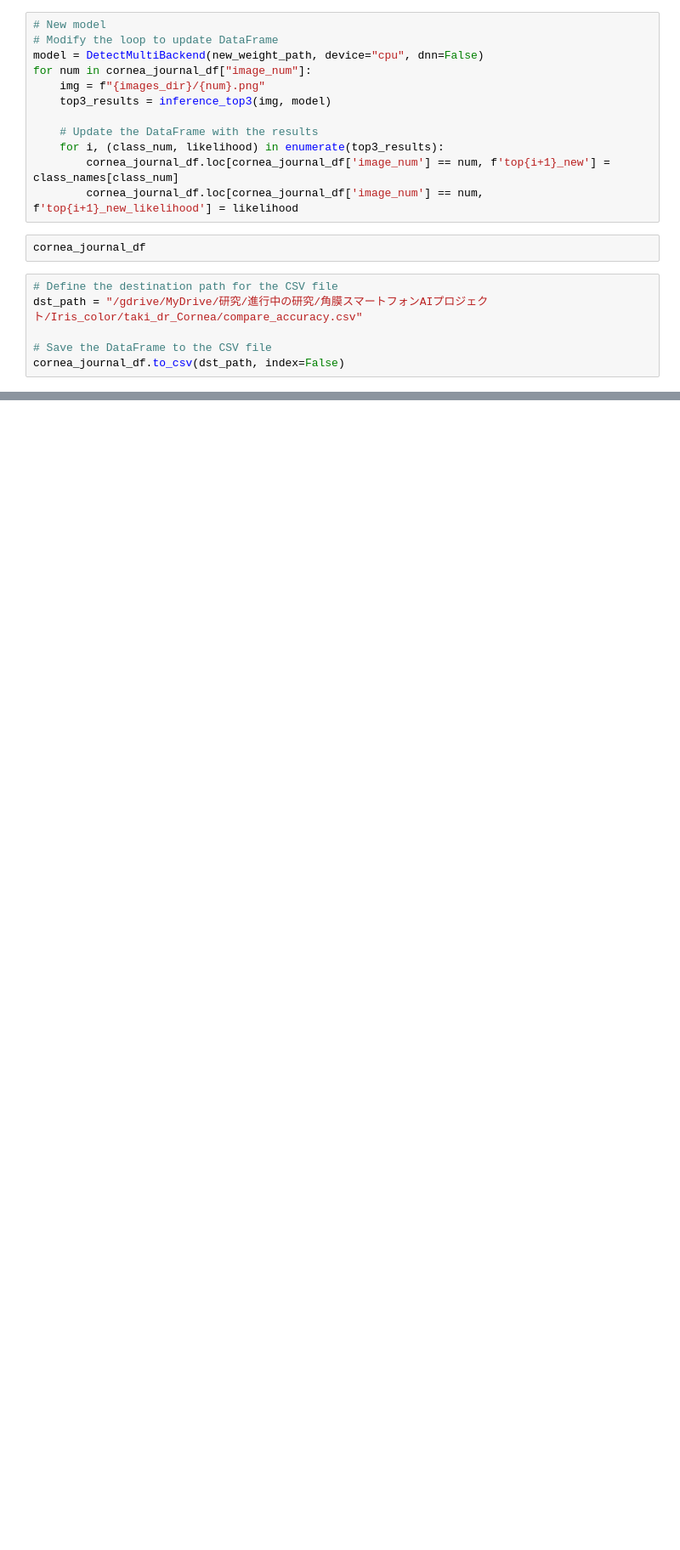
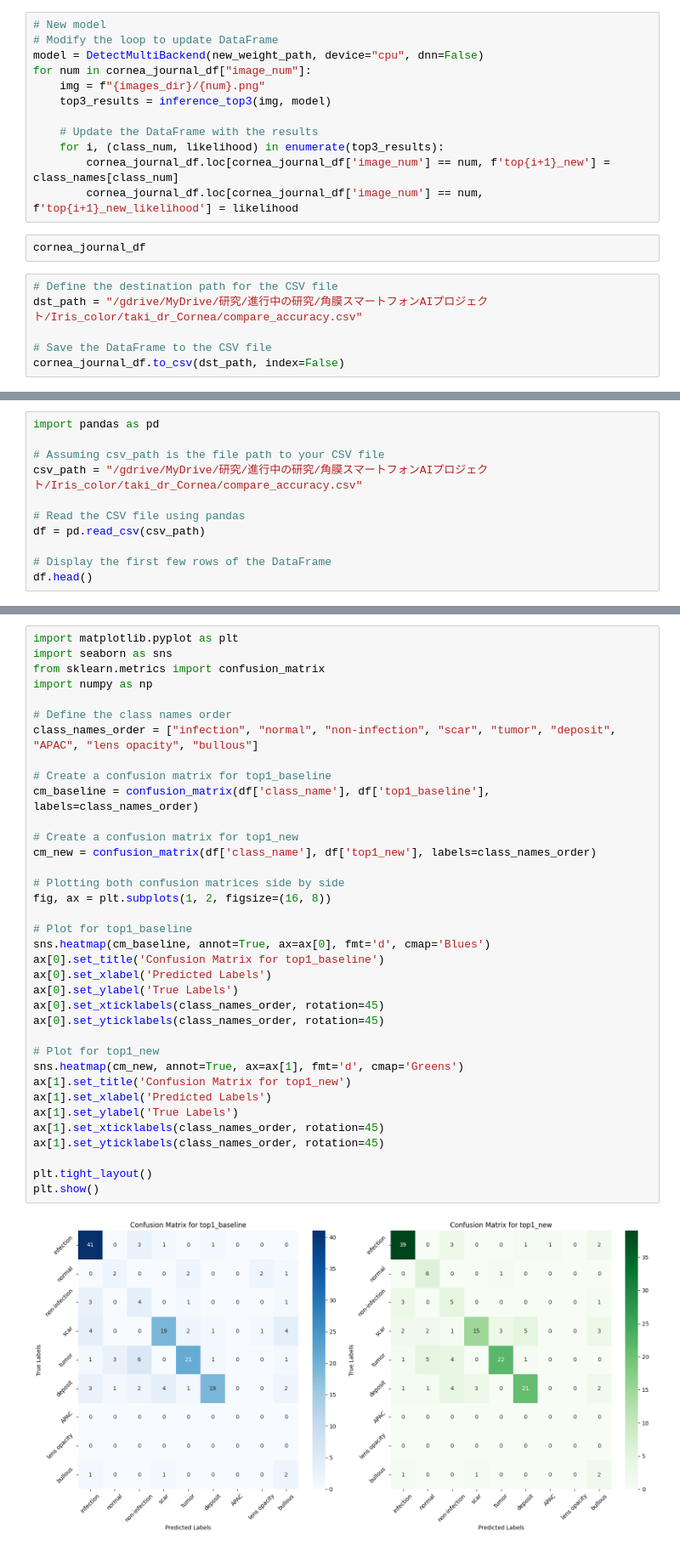
Before and after one commit to ykitaguchi77/CorneAI, a Jupyter notebook: YOLOv5_inference_diverse_iris_model.ipynb, the cells around one changed output, grey strips where cells are left out. Shown at 85% size. Saved outputs shown, nothing was run; the diff lists cells and outputs as text; blank space fills up the shorter version.

```diff
--- a/YOLOv5_inference_diverse_iris_model.ipynb
+++ b/YOLOv5_inference_diverse_iris_model.ipynb
@@ -395,0 +390,11 @@ cornea_journal_df.to_csv(dst_path, index=False)
+# %%
+import pandas as pd
+
+# Assuming csv_path is the file path to your CSV file
+csv_path = "/gdrive/MyDrive/研究/進行中の研究/角膜スマートフォンAIプロジェクト/Iris_color/taki_dr_Cornea/compare_accuracy.csv"
+
+# Read the CSV file using pandas
+df = pd.read_csv(csv_path)
+
+# Display the first few rows of the DataFrame
+df.head()
@@ -395,0 +408,38 @@ cornea_journal_df.to_csv(dst_path, index=False)
+# %%
+import matplotlib.pyplot as plt
+import seaborn as sns
+from sklearn.metrics import confusion_matrix
+import numpy as np
+
+# Define the class names order
+class_names_order = ["infection", "normal", "non-infection", "scar", "tumor", "deposit", "APAC", "lens opacity", "bullous"]
+
+# Create a confusion matrix for top1_baseline
+cm_baseline = confusion_matrix(df['class_name'], df['top1_baseline'], labels=class_names_order)
+
+# Create a confusion matrix for top1_new
+cm_new = confusion_matrix(df['class_name'], df['top1_new'], labels=class_names_order)
+
+# Plotting both confusion matrices side by side
+fig, ax = plt.subplots(1, 2, figsize=(16, 8))
+
+# Plot for top1_baseline
+sns.heatmap(cm_baseline, annot=True, ax=ax[0], fmt='d', cmap='Blues')
+ax[0].set_title('Confusion Matrix for top1_baseline')
+ax[0].set_xlabel('Predicted Labels')
+ax[0].set_ylabel('True Labels')
+ax[0].set_xticklabels(class_names_order, rotation=45)
+ax[0].set_yticklabels(class_names_order, rotation=45)
+
+# Plot for top1_new
+sns.heatmap(cm_new, annot=True, ax=ax[1], fmt='d', cmap='Greens')
+ax[1].set_title('Confusion Matrix for top1_new')
+ax[1].set_xlabel('Predicted Labels')
+ax[1].set_ylabel('True Labels')
+ax[1].set_xticklabels(class_names_order, rotation=45)
+ax[1].set_yticklabels(class_names_order, rotation=45)
+
+plt.tight_layout()
+plt.show()
+# %% [output]
+[figure, added]
```
Also changed, not shown: parts of 17 cells of this notebook.
